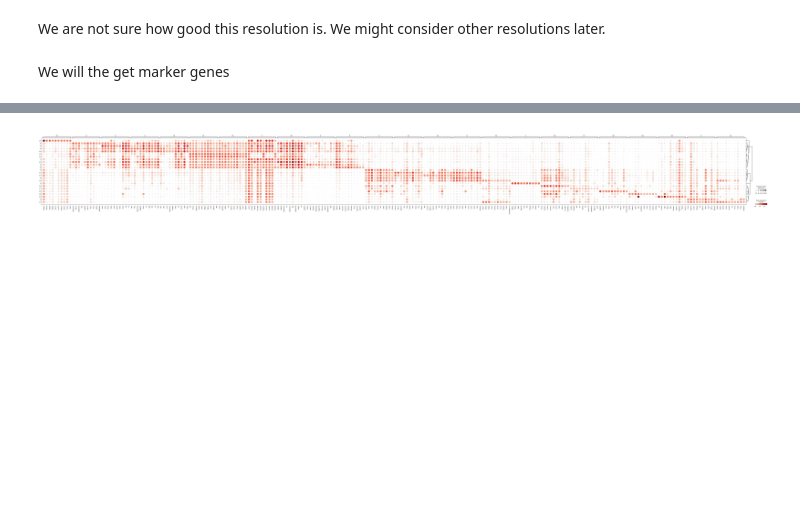
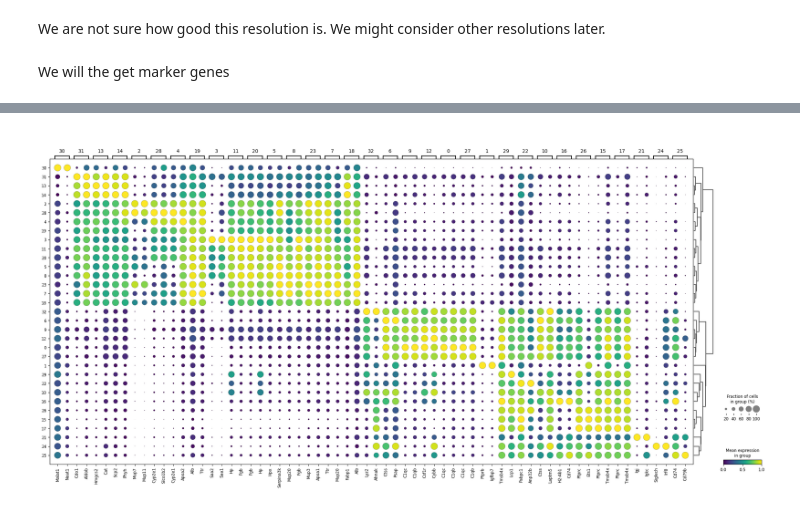
Before and after one commit to jeff-d-wang/ALN, a Jupyter notebook: notebook_1_liver_1.ipynb, the cells around one changed output, grey strips where cells are left out. Saved outputs shown, nothing was run; the diff lists cells and outputs as text; code cells hidden in the pictures; blank space fills up the shorter version.

```diff
--- a/notebook_1_liver_1.ipynb
+++ b/notebook_1_liver_1.ipynb
@@ -38,3 +36,3 @@ sc.tl.rank_genes_groups(adata, groupby="leiden", method="t-test")
 # %%
-sc.pl.rank_genes_groups_dotplot(adata, groupby="leiden", n_genes=10, dendrogram=True)
+sc.pl.rank_genes_groups_dotplot(adata, groupby="leiden_1.0", n_genes=2, dendrogram=True, standard_scale="var", cmap="viridis")
 # %% [output]
@@ -41 +40 @@ sc.pl.rank_genes_groups_dotplot(adata, groupby="leiden", n_genes=10, dendrogram=
-[figure, old version]
+[figure, new version]
```
Also changed, not shown: parts of 3 cells of this notebook, 1 other file.
